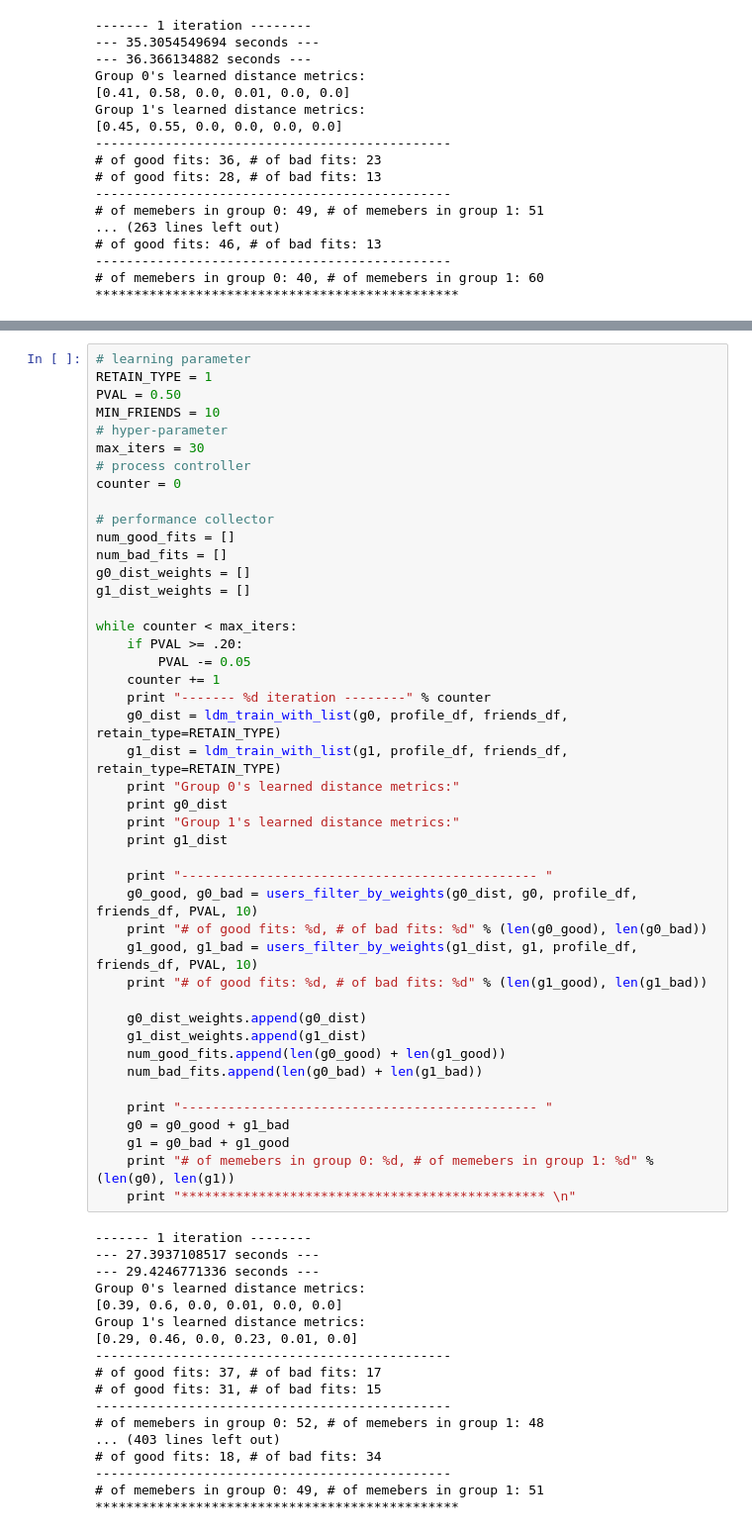
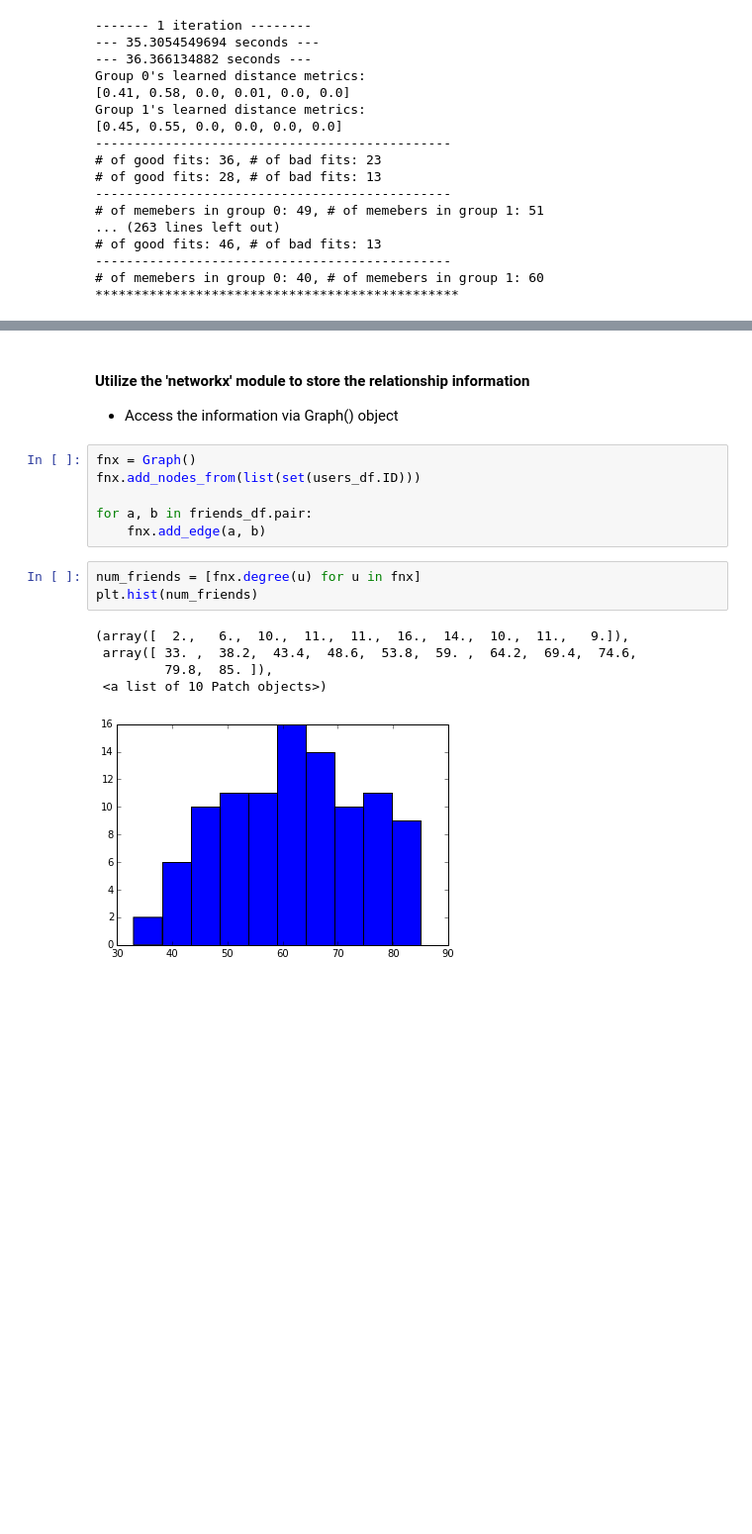
Before and after one commit to beingzy/phd_experiment, a Jupyter notebook: learning_wrapper_algorithm_dev.ipynb, the cells around one changed output, grey strips where cells are left out. Shown at 99% size. Drawn from its saved outputs; the diff is of its cells as text; blank space fills up the shorter version.

Commit message:
subtitue friends_df with Networkx object to store relationship information

```diff
--- a/learning_wrapper_algorithm_dev.ipynb
+++ b/learning_wrapper_algorithm_dev.ipynb
@@ -619,62 +583,18 @@ KeyboardInterrupt:
-# %%
-# learning parameter
-RETAIN_TYPE = 1
-PVAL = 0.50
-MIN_FRIENDS = 10
-# hyper-parameter
-max_iters = 30
-# process controller
-counter = 0
-
-# performance collector
-num_good_fits = []
-num_bad_fits = []
-g0_dist_weights = []
-g1_dist_weights = []
-
-while counter < max_iters:
-    if PVAL >= .20:
-        PVAL -= 0.05
-    counter += 1
-    print "------- %d iteration --------" % counter
-    g0_dist = ldm_train_with_list(g0, profile_df, friends_df, retain_type=RETAIN_TYPE)
-    g1_dist = ldm_train_with_list(g1, profile_df, friends_df, retain_type=RETAIN_TYPE)
-    print "Group 0's learned distance metrics:"
-    print g0_dist
-    print "Group 1's learned distance metrics:"
-    print g1_dist
-
-    print "---------------------------------------------- "
-    g0_good, g0_bad = users_filter_by_weights(g0_dist, g0, profile_df, friends_df, PVAL, 10)
-    print "# of good fits: %d, # of bad fits: %d" % (len(g0_good), len(g0_bad))
-    g1_good, g1_bad = users_filter_by_weights(g1_dist, g1, profile_df, friends_df, PVAL, 10)
-    print "# of good fits: %d, # of bad fits: %d" % (len(g1_good), len(g1_bad))
-
-    g0_dist_weights.append(g0_dist)
-    g1_dist_weights.append(g1_dist)
-    num_good_fits.append(len(g0_good) + len(g1_good))
-    num_bad_fits.append(len(g0_bad) + len(g1_bad))
-
-    print "---------------------------------------------- "
-    g0 = g0_good + g1_bad
-    g1 = g0_bad + g1_good
-    print "# of memebers in group 0: %d, # of memebers in group 1: %d" % (len(g0), len(g1))
-    print "*********************************************** \n"
-# %% [output]
-------- 1 iteration --------
---- 27.3937108517 seconds ---
---- 29.4246771336 seconds ---
-Group 0's learned distance metrics:
-[0.39, 0.6, 0.0, 0.01, 0.0, 0.0]
-Group 1's learned distance metrics:
-[0.29, 0.46, 0.0, 0.23, 0.01, 0.0]
-----------------------------------------------
-# of good fits: 37, # of bad fits: 17
-# of good fits: 31, # of bad fits: 15
-----------------------------------------------
-# of memebers in group 0: 52, # of memebers in group 1: 48
-... (403 lines left out)
-# of good fits: 18, # of bad fits: 34
-----------------------------------------------
-# of memebers in group 0: 49, # of memebers in group 1: 51
-***********************************************
+# %% [markdown]
+#### Utilize the 'networkx' module to store the relationship information
+* Access the information via Graph() object
+# %%
+fnx = Graph()
+fnx.add_nodes_from(list(set(users_df.ID)))
+
+for a, b in friends_df.pair:
+    fnx.add_edge(a, b)
+# %%
+num_friends = [fnx.degree(u) for u in fnx]
+plt.hist(num_friends)
+# %% [output]
+(array([  2.,   6.,  10.,  11.,  11.,  16.,  14.,  10.,  11.,   9.]),
+ array([ 33. ,  38.2,  43.4,  48.6,  53.8,  59. ,  64.2,  69.4,  74.6,
+         79.8,  85. ]),
+ <a list of 10 Patch objects>)
+[figure, added]
```
Also changed, not shown: parts of 17 cells of this notebook, 1 other file.
